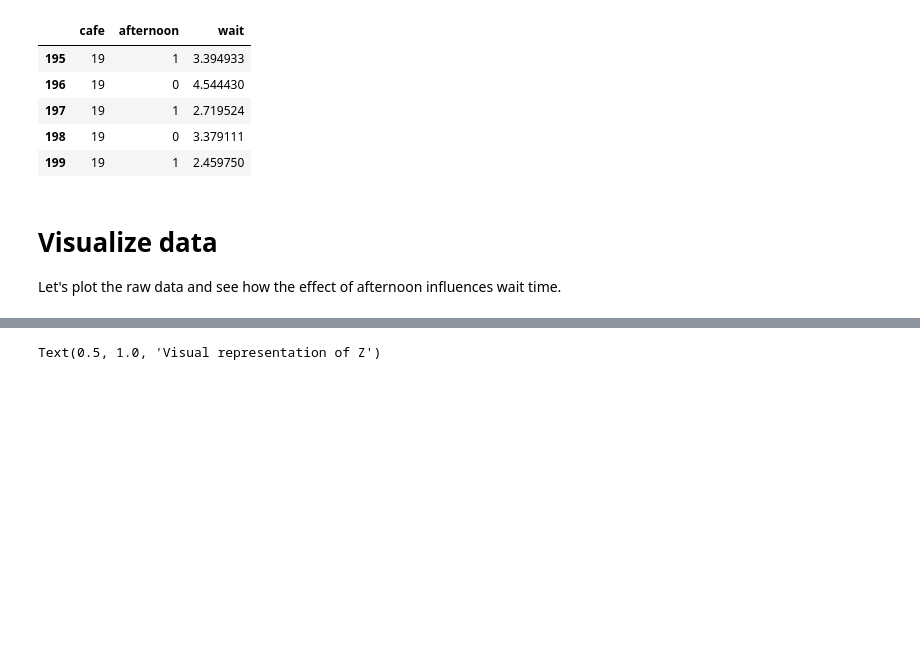
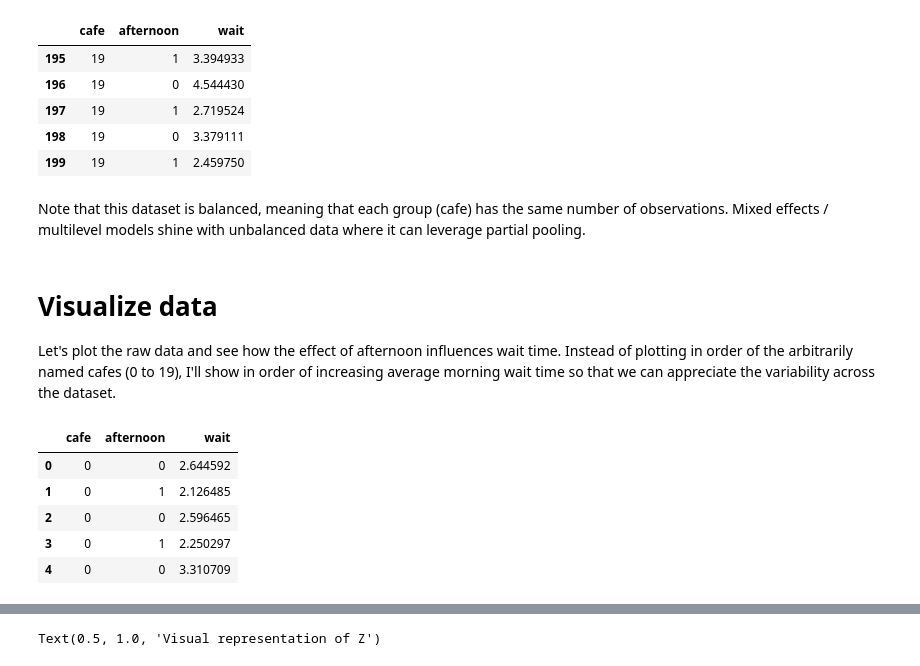
Before and after one commit to benslack19/stats_rethinking, a Jupyter notebook: blog_entries/mixed_effects_freqvsbayes_cafes.ipynb, the cells around one changed output, grey strips where cells are left out. Drawn from its saved outputs; the diff is of its cells as text; code cells hidden in the pictures; blank space fills up the shorter version.

```diff
--- a/blog_entries/mixed_effects_freqvsbayes_cafes.ipynb
+++ b/blog_entries/mixed_effects_freqvsbayes_cafes.ipynb
@@ -101,10 +101,21 @@ df_cafes.tail()
 | 197 | 19 | 1 | 2.719524 |
 | 198 | 19 | 0 | 3.379111 |
 | 199 | 19 | 1 | 2.459750 |
+# %% [markdown]
+Note that this dataset is balanced, meaning that each group (cafe) has the same number of observations. Mixed effects / multilevel models shine with unbalanced data where it can leverage partial pooling.
 # %% [markdown]
 # Visualize data
 
-Let's plot the raw data and see how the effect of afternoon influences wait time.
+Let's plot the raw data and see how the effect of afternoon influences wait time. Instead of plotting in order of the arbitrarily named cafes (0 to 19), I'll show in order of increasing average morning wait time so that we can appreciate the variability across the dataset.
+# %%
+df_cafes.head()
+# %% [output]
+|  | cafe | afternoon | wait |
+| 0 | 0 | 0 | 2.644592 |
+| 1 | 0 | 1 | 2.126485 |
+| 2 | 0 | 0 | 2.596465 |
+| 3 | 0 | 1 | 2.250297 |
+| 4 | 0 | 0 | 3.310709 |
 # %%
 %%R -i df_cafes
 
```
Also changed, not shown: parts of 22 cells of this notebook.
